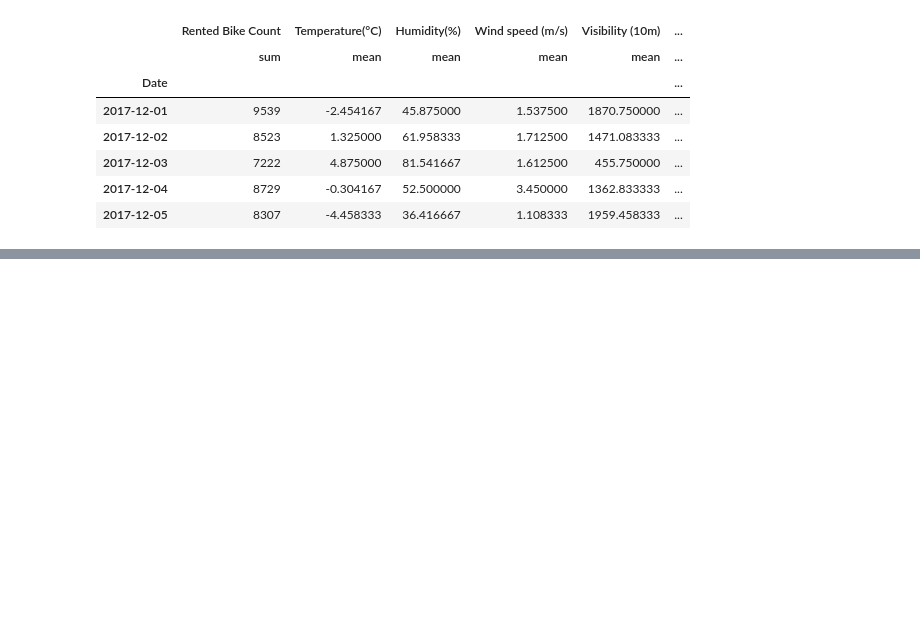
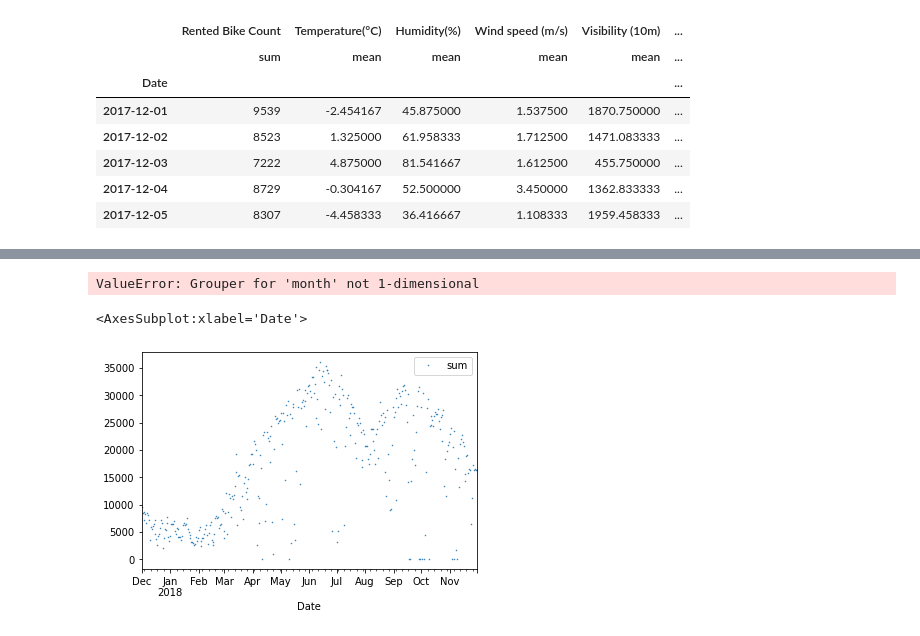
Before and after one commit to Pierre-Portfolio/Seoul-Bike-Sharing, a Jupyter notebook: SeoulBike.ipynb, the cells around one changed output, grey strips where cells are left out. Cells and saved outputs as stored; diff of their text form; code cells hidden in the pictures; blank space fills up the shorter version.

Commit message:
:memo: cadeau 3 graphes

```diff
--- a/SeoulBike.ipynb
+++ b/SeoulBike.ipynb
@@ -58,8 +58,13 @@ df['Seasons'].unique()
 df['Seasons'] = df['Seasons'].replace(to_replace=['Winter', 'Spring', 'Summer', 'Autumn'], value=[0, 1, 2, 3])
 # %%
 #transform date columns
-df['Date']= pd.to_datetime(df['Date'],format='%d/%m/%Y').dt.date
+df['Date'] = pd.to_datetime(df['Date'],format='%Y/%m/%d/').dt.date
 df['Date'] = pd.to_datetime(df['Date'])
+
+#Create day, month, years columns
+df['years'] = pd.to_datetime(df['Date']).dt.year
+df['month'] = pd.to_datetime(df['Date']).dt.month
+df['day'] = pd.to_datetime(df['Date']).dt.day
 # %%
 #Verif type of columns
 df.dtypes
@@ -98,8 +107,8 @@ df.head()
 #model4: Linear regression + scaling
 # %%
 #We create sum dataframe for scattler plot
-df2 = df.groupby('Date').agg({'Rented Bike Count': ['sum'], 'Temperature(°C)': ['mean'], 'Humidity(%)': ['mean'], 'Wind speed (m/s)': ['mean'], 'Visibility (10m)': ['mean'], 'Dew point temperature(°C)': ['mean'], 'Solar Radiation (MJ/m2)': ['mean'], 'Rainfall(mm)': ['mean'], 'Snowfall (cm)': ['mean'], 'Seasons': ['mean'], 'Holiday': ['mean'], 'Functioning Day': ['mean']})
-df2.head()
+dfDay = df.groupby('Date').agg({'Rented Bike Count': ['sum'], 'Temperature(°C)': ['mean'], 'Humidity(%)': ['mean'], 'Wind speed (m/s)': ['mean'], 'Visibility (10m)': ['mean'], 'Dew point temperature(°C)': ['mean'], 'Solar Radiation (MJ/m2)': ['mean'], 'Rainfall(mm)': ['mean'], 'Snowfall (cm)': ['mean'], 'Seasons': ['mean'], 'Holiday': ['mean'], 'Functioning Day': ['mean'],'month':['mean']})
+dfDay.head()
 # %% [output]
 |  | Rented Bike Count | Temperature(°C) | Humidity(%) | Wind speed (m/s) | Visibility (10m) | ... |
 |  | sum | mean | mean | mean | mean | ... |
@@ -111,0 +134,10 @@ df2.head()
+# %%
+dfMonth = dfDay.groupby('month').agg({'Rented Bike Count': ['mean'], 'Temperature(°C)': ['mean'], 'Humidity(%)': ['mean'], 'Wind speed (m/s)': ['mean'], 'Visibility (10m)': ['mean'], 'Dew point temperature(°C)': ['mean'], 'Solar Radiation (MJ/m2)': ['mean'], 'Rainfall(mm)': ['mean'], 'Snowfall (cm)': ['mean'], 'Seasons': ['mean'], 'Holiday': ['mean'], 'Functioning Day': ['mean']})
+dfMonth
+# %% [output]
+ValueError: Grouper for 'month' not 1-dimensional
+# %%
+dfDay.plot(y="Rented Bike Count",linestyle="",marker=".",markersize=1)
+# %% [output]
+<AxesSubplot:xlabel='Date'>
+[figure, added]
```
Also changed, not shown: parts of 9 cells of this notebook.
